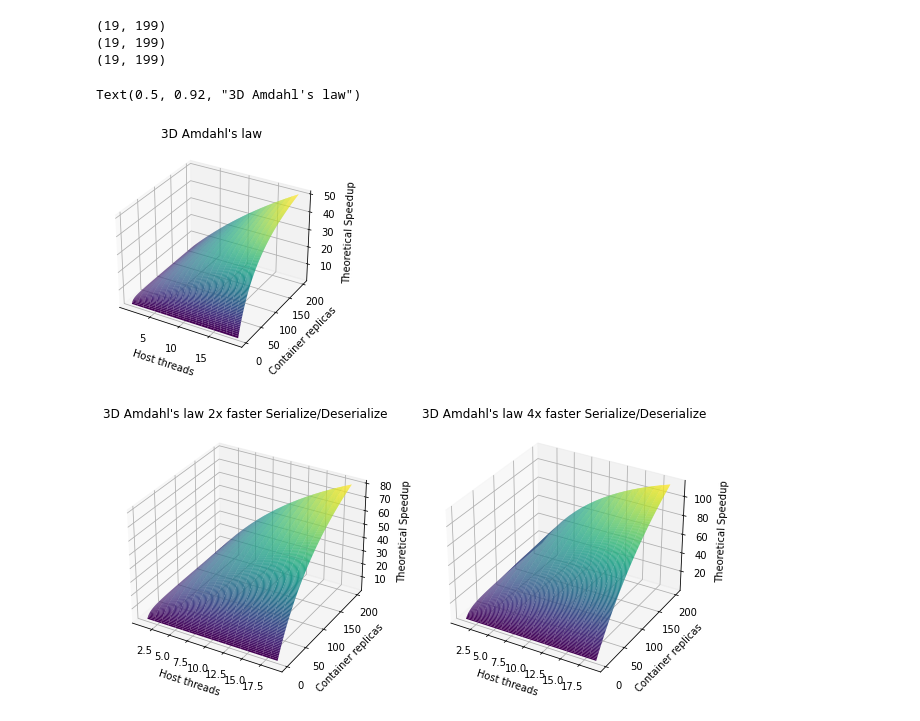
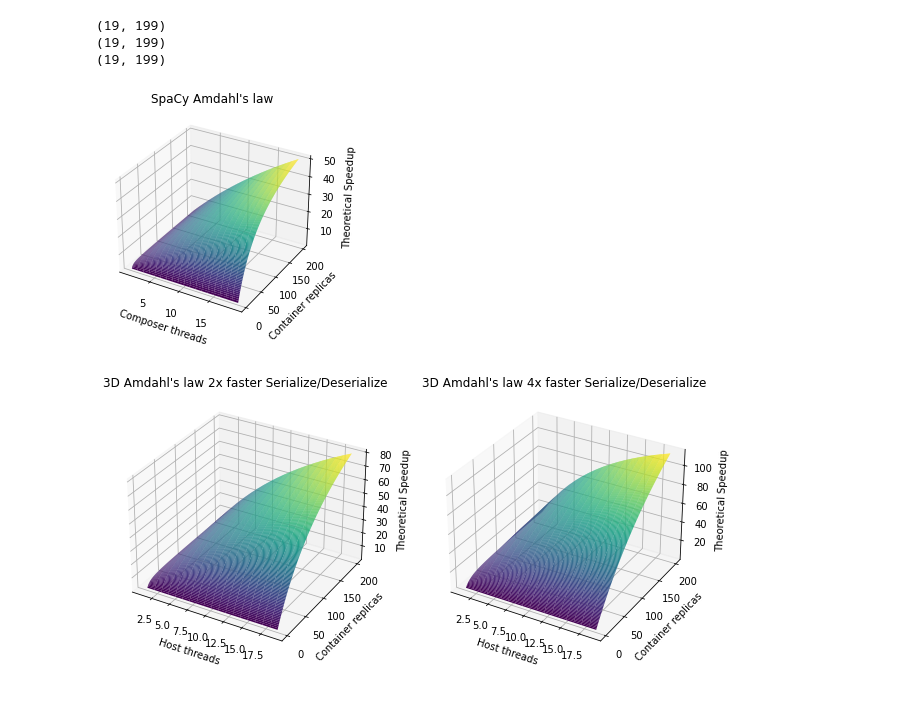
Before and after one commit to texttechnologylab/DockerUnifiedUIMAInterface, a Jupyter notebook: benchmark_containers/analysis.ipynb, the cells around one changed output. Drawn from its saved outputs; the diff is of its cells as text; code cells hidden in the pictures.

```diff
--- a/benchmark_containers/analysis.ipynb
+++ b/benchmark_containers/analysis.ipynb
@@ -379,15 +403,17 @@ print(Y_input.shape)
 # %%
 fig = plt.figure()
 ax = plt.axes(projection='3d')
 ax.plot_surface( Y_input,X_input, Z_output, rstride=1, cstride=1,
                 cmap='viridis', edgecolor='none')
-ax.set_xlabel('Host threads')
+ax.set_xlabel('Composer threads')
 ax.set_ylabel('Container replicas')
 ax.set_zlabel('Theoretical Speedup');
-ax.set_title("3D Amdahl's law")
+ax.set_title("SpaCy Amdahl's law")
+
+plt.savefig('amdahl_spacy_theory_3d.png', dpi=300)
+plt.savefig('amdahl_spacy_theory_3d.pgf', dpi=300, backend='pgf')
 # %% [output]
-Text(0.5, 0.92, "3D Amdahl's law")
-[figure, old version]
+[figure, new version]
 # %%
 X_input = np.arange(1,200,1)
 Y_input = np.arange(1,20,1)
```
Also changed, not shown: parts of 11 cells of this notebook, 2 other files.
